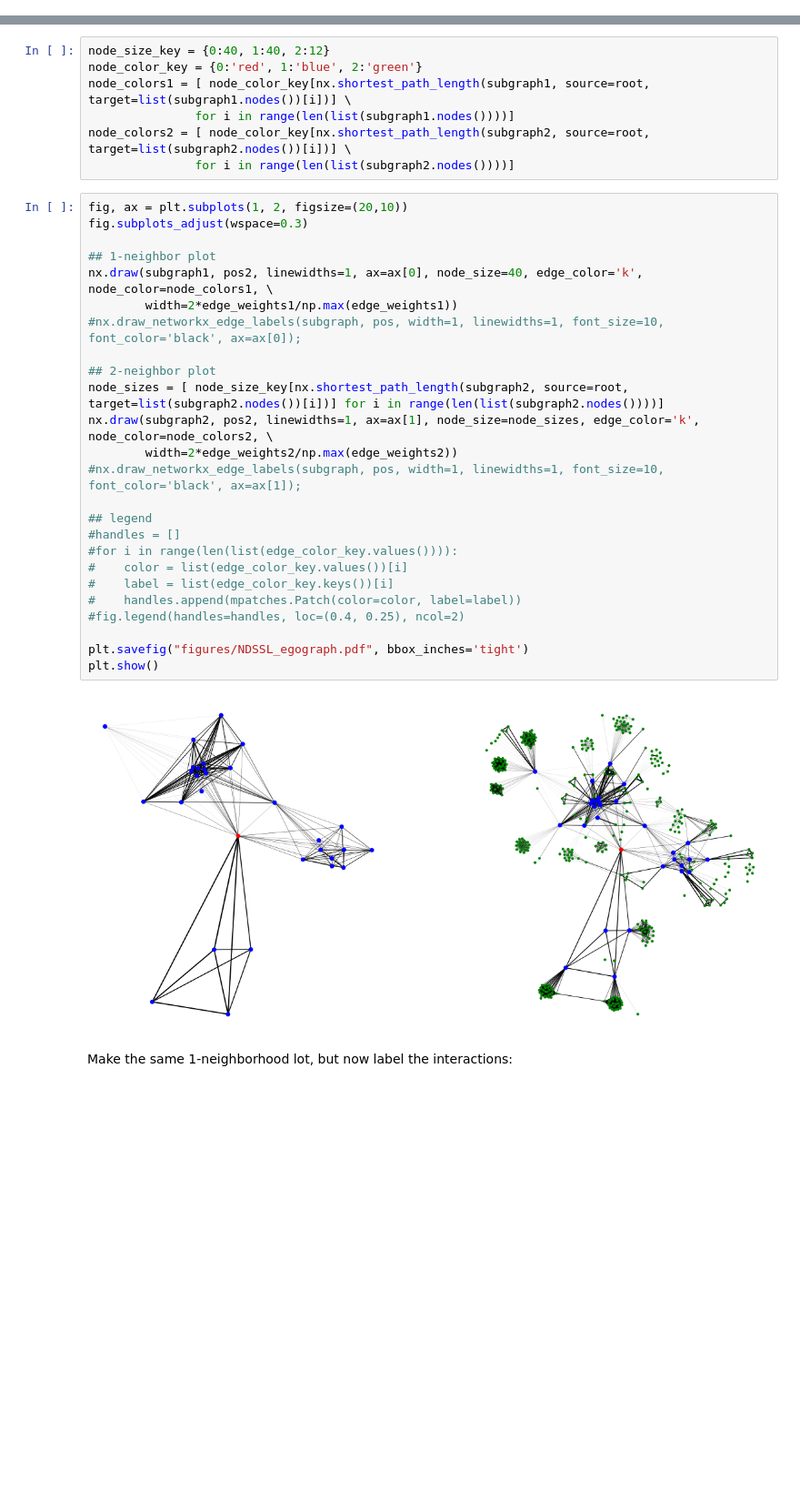
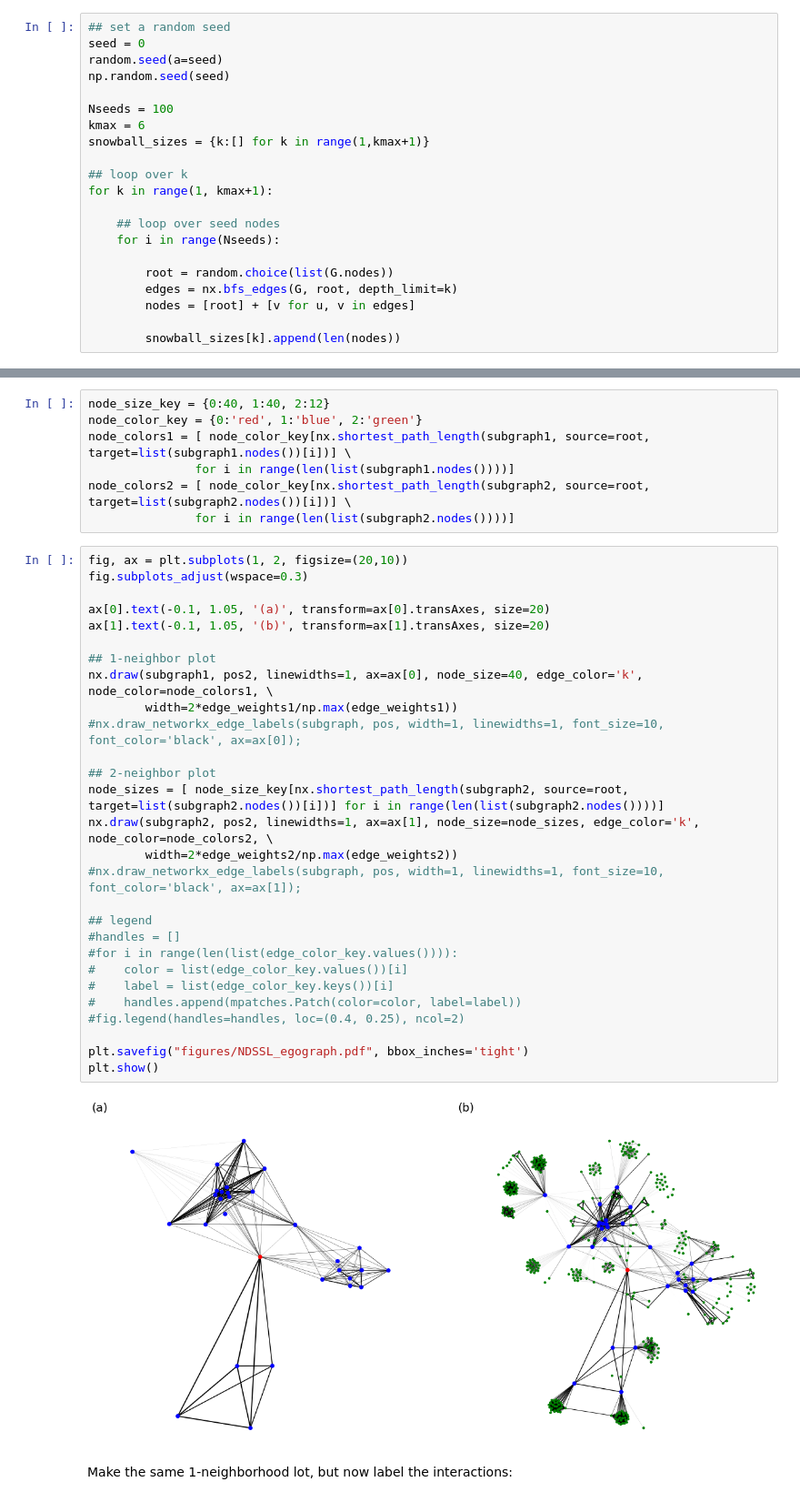
Before and after one commit to RANDCorporation/dgmnet, a Jupyter notebook: NDSSL Data Processing Notebook.ipynb, the cells around one changed output, grey strips where cells are left out. Shown at 91% size. Saved outputs shown, nothing was run; the diff lists cells and outputs as text; blank space fills up the shorter version.

```diff
--- a/NDSSL Data Processing Notebook.ipynb
+++ b/NDSSL Data Processing Notebook.ipynb
@@ -518,0 +521,21 @@ def edge_weight_and_type(G):
+# %%
+## set a random seed
+seed = 0
+random.seed(a=seed)
+np.random.seed(seed)
+
+Nseeds = 100
+kmax = 6
+snowball_sizes = {k:[] for k in range(1,kmax+1)}
+
+## loop over k
+for k in range(1, kmax+1):
+
+    ## loop over seed nodes
+    for i in range(Nseeds):
+
+        root = random.choice(list(G.nodes))
+        edges = nx.bfs_edges(G, root, depth_limit=k)
+        nodes = [root] + [v for u, v in edges]
+
+        snowball_sizes[k].append(len(nodes))
@@ -559,30 +607,33 @@ node_colors2 = [ node_color_key[nx.shortest_path_length(subgraph2, source=root,
 # %%
 fig, ax = plt.subplots(1, 2, figsize=(20,10))
 fig.subplots_adjust(wspace=0.3)
+
+ax[0].text(-0.1, 1.05, '(a)', transform=ax[0].transAxes, size=20)
+ax[1].text(-0.1, 1.05, '(b)', transform=ax[1].transAxes, size=20)
 
 ## 1-neighbor plot
 nx.draw(subgraph1, pos2, linewidths=1, ax=ax[0], node_size=40, edge_color='k', node_color=node_colors1, \
         width=2*edge_weights1/np.max(edge_weights1))
 #nx.draw_networkx_edge_labels(subgraph, pos, width=1, linewidths=1, font_size=10, font_color='black', ax=ax[0]);
 
 ## 2-neighbor plot
 node_sizes = [ node_size_key[nx.shortest_path_length(subgraph2, source=root, target=list(subgraph2.nodes())[i])] for i in range(len(list(subgraph2.nodes())))]
 nx.draw(subgraph2, pos2, linewidths=1, ax=ax[1], node_size=node_sizes, edge_color='k', node_color=node_colors2, \
         width=2*edge_weights2/np.max(edge_weights2))
 #nx.draw_networkx_edge_labels(subgraph, pos, width=1, linewidths=1, font_size=10, font_color='black', ax=ax[1]);
 
 ## legend
 #handles = []
 #for i in range(len(list(edge_color_key.values()))):
 #    color = list(edge_color_key.values())[i]
 #    label = list(edge_color_key.keys())[i]
 #    handles.append(mpatches.Patch(color=color, label=label))
 #fig.legend(handles=handles, loc=(0.4, 0.25), ncol=2)
 
 plt.savefig("figures/NDSSL_egograph.pdf", bbox_inches='tight')
 plt.show()
 # %% [output]
-[figure, old version]
+[figure, new version]
 # %% [markdown]
 Make the same 1-neighborhood lot, but now label the interactions:
 # %%
```
Also changed, not shown: parts of 4 cells of this notebook, 5 other files.
